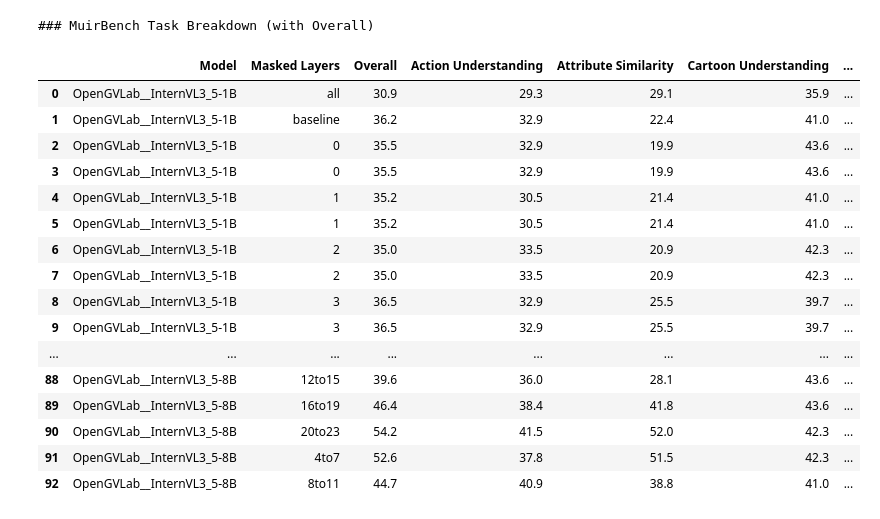
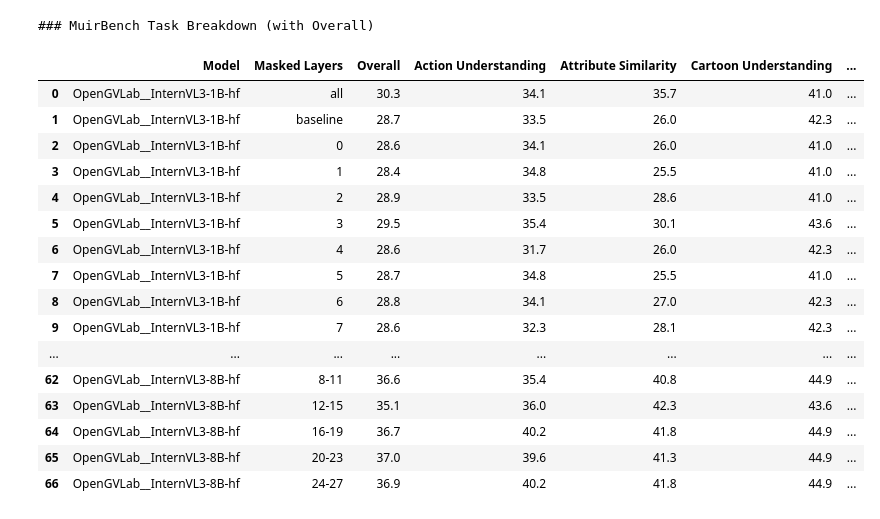
Before and after one commit to YiranHuangIrene/multi-image, a Jupyter notebook: lmms-eval/results_internvl3_mask_attention.ipynb, the cells around one changed output. Saved outputs shown, nothing was run; the diff lists cells and outputs as text; code cells hidden in the pictures.

```diff
--- a/lmms-eval/results_internvl3_mask_attention.ipynb
+++ b/lmms-eval/results_internvl3_mask_attention.ipynb
@@ -234,8 +923,7 @@ import pandas as pd
 # 1. CONFIGURATION
 # ==========================================
 
-LOG_DIRECTORIES = "/lustre/groups/eml/projects/bravom/scripts/multi-image/lmms-eval/logs/masked"
-BASELINE_LOG_DIRECTORIES = "/lustre/groups/eml/projects/bravom/scripts/multi-image/lmms-eval/logs/baseline"
+LOG_DIRECTORIES = "/lustre/groups/eml/projects/huang/multi_image/lmms-eval/logs/internvl3_hf-mask-attention-flex-attention-v2"
 
 # ==========================================
 # 2. HELPER FUNCTIONS
@@ -295,6 +983,46 @@ def parse_muirbench(file_path):
     return results
 
 
+def parse_mirb(file_path):
+    stats = {}
+    total_correct = 0
+    total_count = 0
+
+    try:
+        with open(file_path, 'r') as f:
+            for line in f:
+                entry = json.loads(line)
+                info = entry.get('mirb_score', {})
+                if not info: continue
+
+                subset = info.get('subset', 'Unknown')
+
+                # Handle List Predictions
+                pred_raw = info.get('pred_answer', [])
+                pred_val = pred_raw[0] if isinstance(pred_raw, list) and pred_raw else pred_raw
+
+                pred = normalize_val(pred_val)
+                ans  = normalize_val(info.get('answers', ''))
+
+                is_correct = (pred == ans)
+
+                # Update Subset Stats
+                if subset not in stats: stats[subset] = {'c': 0, 't': 0}
+                stats[subset]['t'] += 1
+                if is_correct: stats[subset]['c'] += 1
+
+                # Update Overall Stats
+                total_count += 1
+                if is_correct: total_correct += 1
+
+    except Exception as e:
+        return None
+
+    # Build Result Dict
+    results = {k: calculate_acc(v['c'], v['t']) for k, v in stats.items()}
+    results['Overall'] = calculate_acc(total_correct, total_count)
+    return results
+
 # ==========================================
 # 3. MAIN EXECUTION
 # ==========================================
@@ -316,7 +1044,7 @@ for res_file in results_files:
 
     # MuirBench
     muir_path = os.path.join(dir_name, f"{base_name}_samples_muirbench.jsonl")
-    layer = muir_path.split("/")[-3].split("-mask-")[-1]
+    layer = muir_path.split("/")[-3].split("-mask-attention-")[-1].split("-flex-attention")[0]
     if os.path.exists(muir_path):
         scores = parse_muirbench(muir_path)
         if scores:
@@ -324,27 +1052,7 @@ for res_file in results_files:
             row.update(scores)
             muir_rows.append(row)
 
-# Baseline
-baseline_files = glob.glob(os.path.join(BASELINE_LOG_DIRECTORIES, "**", "*_results.json"), recursive=True)
-for file_path in baseline_files:
-    dir_name = os.path.dirname(file_path)
-    base_name = os.path.basename(file_path).replace('_results.json', '')
-    try:
-        with open(file_path, 'r') as f:
-            meta = json.load(f)
-            model_name = meta.get('model_name_sanitized', meta.get('model_name', 'Unknown'))
-    except:
-        continue
 
-    # MuirBench
-    muir_path = os.path.join(dir_name, f"{base_name}_samples_muirbench.jsonl")
-    layer = "baseline"
-    if os.path.exists(muir_path):
-        scores = parse_muirbench(muir_path)
-        if scores:
-            row = {'Model': model_name, 'Masked Layers': layer}
-            row.update(scores)
-            muir_rows.append(row)
 # ==========================================
 # 4. DISPLAY
 # ==========================================
@@ -356,8 +1064,6 @@ def display_table(data_rows, title):
     df = pd.DataFrame(data_rows)
     # Drop the column ending with _count
     df = df.drop(columns=[c for c in df.columns if c.endswith('_count')])
-    # Drop model OpenGVLab__InternVL3-1B and OpenGVLab__InternVL3-8B
-    df = df[~df['Model'].isin(["OpenGVLab__InternVL3-1B","OpenGVLab__InternVL3-8B"])]
     # 1. Sort Rows
     df = df.sort_values(by=['Model', 'Masked Layers']).reset_index(drop=True)
     # Helper function to create a sorting key for 'Masked Layers'
@@ -385,48 +1091,48 @@ def display_table(data_rows, title):
 
     # 2. Sort Columns
     meta = ['Model', 'Masked Layers']
 
     # Get all other columns
     others = [c for c in df.columns if c not in meta]
 
     # Force 'Overall' to be first, then sort the rest alphabetically
     if 'Overall' in others:
         others.remove('Overall')
         metrics = ['Overall'] + sorted(others)
     else:
         metrics = sorted(others)
 
     final_cols = meta + metrics
     df = df[final_cols]
 
     print(f"\n### {title}")
     display(
         df.style.format(precision=1, na_rep="-")
         .background_gradient(cmap='Blues', subset=metrics)
         .set_properties(**{'text-align': 'center'})
     )
     print(f"\n--- Copy Below for Excel/Google Sheets ({title}) ---")
     print(df.to_csv(sep='\t', index=False, float_format='%.1f'))
 
 display_table(muir_rows, "MuirBench Task Breakdown (with Overall)")
 # %% [output]
 ### MuirBench Task Breakdown (with Overall)
 |  | Model | Masked Layers | Overall | Action Understanding | Attribute Similarity | Cartoon Understanding | ... |
-| 0 | OpenGVLab__InternVL3_5-1B | all | 30.9 | 29.3 | 29.1 | 35.9 | ... |
-| 1 | OpenGVLab__InternVL3_5-1B | baseline | 36.2 | 32.9 | 22.4 | 41.0 | ... |
-| 2 | OpenGVLab__InternVL3_5-1B | 0 | 35.5 | 32.9 | 19.9 | 43.6 | ... |
-| 3 | OpenGVLab__InternVL3_5-1B | 0 | 35.5 | 32.9 | 19.9 | 43.6 | ... |
-| 4 | OpenGVLab__InternVL3_5-1B | 1 | 35.2 | 30.5 | 21.4 | 41.0 | ... |
-| 5 | OpenGVLab__InternVL3_5-1B | 1 | 35.2 | 30.5 | 21.4 | 41.0 | ... |
-| 6 | OpenGVLab__InternVL3_5-1B | 2 | 35.0 | 33.5 | 20.9 | 42.3 | ... |
-| 7 | OpenGVLab__InternVL3_5-1B | 2 | 35.0 | 33.5 | 20.9 | 42.3 | ... |
-| 8 | OpenGVLab__InternVL3_5-1B | 3 | 36.5 | 32.9 | 25.5 | 39.7 | ... |
-| 9 | OpenGVLab__InternVL3_5-1B | 3 | 36.5 | 32.9 | 25.5 | 39.7 | ... |
+| 0 | OpenGVLab__InternVL3-1B-hf | all | 30.3 | 34.1 | 35.7 | 41.0 | ... |
+| 1 | OpenGVLab__InternVL3-1B-hf | baseline | 28.7 | 33.5 | 26.0 | 42.3 | ... |
+| 2 | OpenGVLab__InternVL3-1B-hf | 0 | 28.6 | 34.1 | 26.0 | 41.0 | ... |
+| 3 | OpenGVLab__InternVL3-1B-hf | 1 | 28.4 | 34.8 | 25.5 | 41.0 | ... |
+| 4 | OpenGVLab__InternVL3-1B-hf | 2 | 28.9 | 33.5 | 28.6 | 41.0 | ... |
+| 5 | OpenGVLab__InternVL3-1B-hf | 3 | 29.5 | 35.4 | 30.1 | 43.6 | ... |
+| 6 | OpenGVLab__InternVL3-1B-hf | 4 | 28.6 | 31.7 | 26.0 | 42.3 | ... |
+| 7 | OpenGVLab__InternVL3-1B-hf | 5 | 28.7 | 34.8 | 25.5 | 41.0 | ... |
+| 8 | OpenGVLab__InternVL3-1B-hf | 6 | 28.8 | 34.1 | 27.0 | 42.3 | ... |
+| 9 | OpenGVLab__InternVL3-1B-hf | 7 | 28.6 | 32.3 | 28.1 | 42.3 | ... |
 | ... | ... | ... | ... | ... | ... | ... | ... |
-| 88 | OpenGVLab__InternVL3_5-8B | 12to15 | 39.6 | 36.0 | 28.1 | 43.6 | ... |
-| 89 | OpenGVLab__InternVL3_5-8B | 16to19 | 46.4 | 38.4 | 41.8 | 43.6 | ... |
-| 90 | OpenGVLab__InternVL3_5-8B | 20to23 | 54.2 | 41.5 | 52.0 | 42.3 | ... |
-| 91 | OpenGVLab__InternVL3_5-8B | 4to7 | 52.6 | 37.8 | 51.5 | 42.3 | ... |
-| 92 | OpenGVLab__InternVL3_5-8B | 8to11 | 44.7 | 40.9 | 38.8 | 41.0 | ... |
+| 62 | OpenGVLab__InternVL3-8B-hf | 8-11 | 36.6 | 35.4 | 40.8 | 44.9 | ... |
+| 63 | OpenGVLab__InternVL3-8B-hf | 12-15 | 35.1 | 36.0 | 42.3 | 43.6 | ... |
+| 64 | OpenGVLab__InternVL3-8B-hf | 16-19 | 36.7 | 40.2 | 41.8 | 44.9 | ... |
+| 65 | OpenGVLab__InternVL3-8B-hf | 20-23 | 37.0 | 39.6 | 41.3 | 44.9 | ... |
+| 66 | OpenGVLab__InternVL3-8B-hf | 24-27 | 36.9 | 40.2 | 41.8 | 44.9 | ... |
 --- Copy Below for Excel/Google Sheets (MuirBench Task Breakdown (with Overall)) ---
 Model   Masked Layers   Overall Action Understanding    Attribute Similarity    Cartoon Understanding   Counting        Diagram Understanding   Difference Spotting     Geographic Understanding         ...
```
Also changed, not shown: parts of 20 cells of this notebook, 10 other files.
